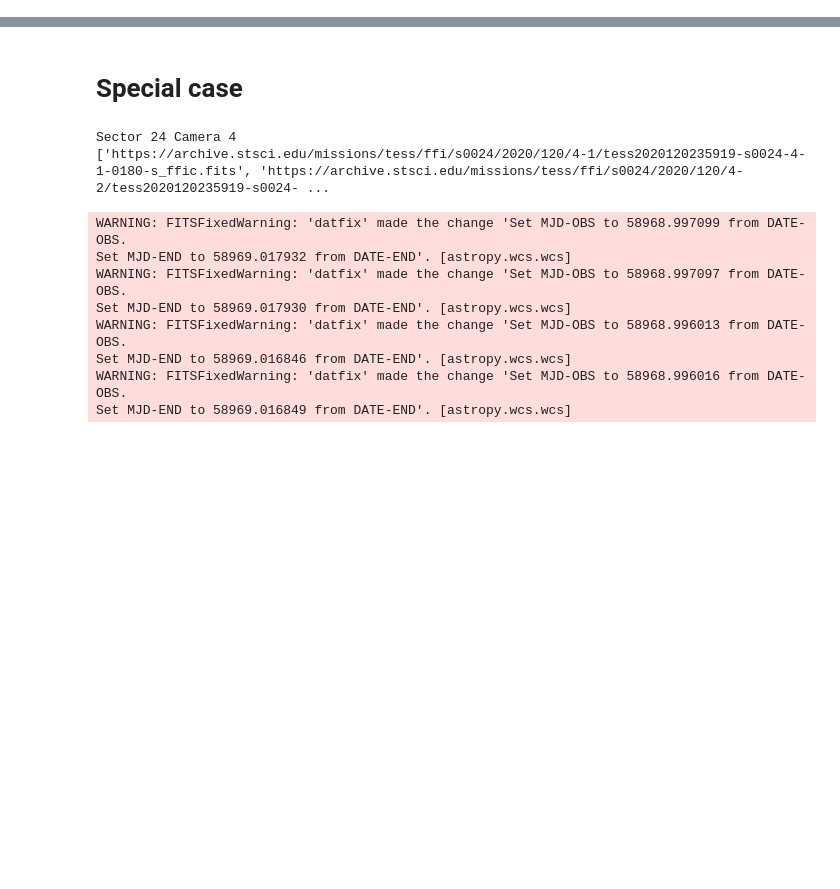
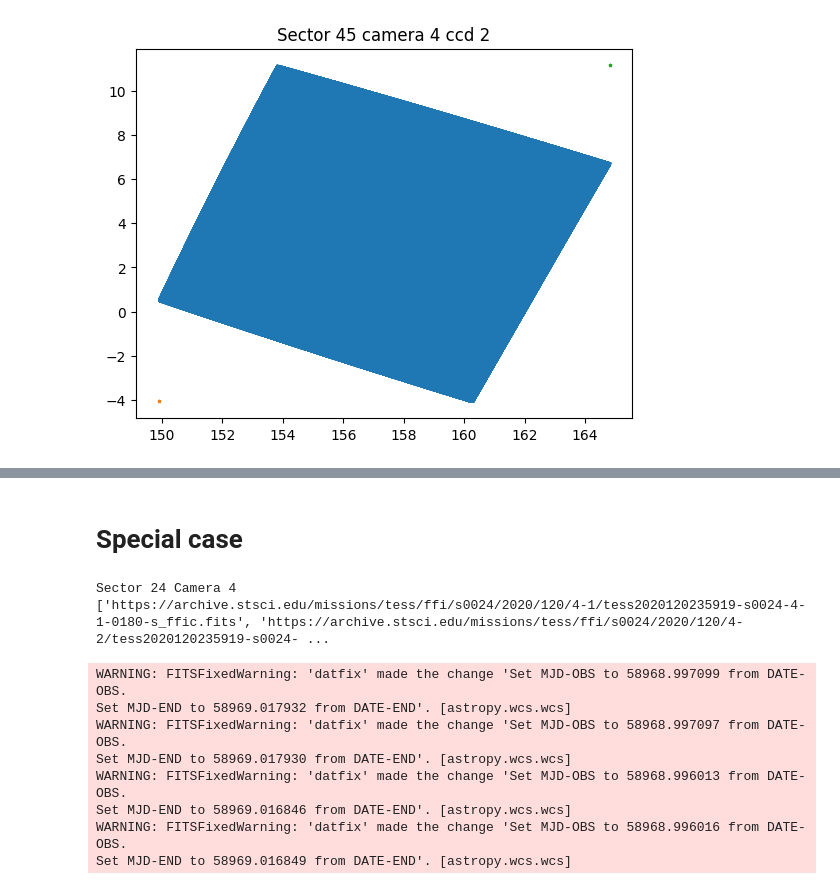
Before and after one commit to jorgemarpa/tess-asteroid-ml, a Jupyter notebook: notebooks/jpl_sector_query.ipynb, the cells around one changed output, grey strips where cells are left out. Drawn from its saved outputs; the diff is of its cells as text; code cells hidden in the pictures; blank space fills up the shorter version.

```diff
--- a/notebooks/jpl_sector_query.ipynb
+++ b/notebooks/jpl_sector_query.ipynb
@@ -165,0 +13,88 @@ Set MJD-END to 59288.462433 from DATE-END'. [astropy.wcs.wcs]
+# %%
+# ccd = 1
+provider = "mast"
+
+for sector in range(45, 46):
+    for camera in range(4, 5):
+        for ccd in range(2, 5):
+
+            print(f"Sector {sector} Camera {camera}")
+            # get FFI file path
+            try:
+                ffi_file = get_FFI_name(sector=sector, camera=camera, ccd=ccd, provider=provider, correct=0)
+                print(ffi_file)
+                # read FFI to get time, WCS and header
+                ffi_header, f2d, col_2d, row_2d, ra_2d, dec_2d = get_data_from_files(
+                    ffi_file, provider=provider
+                )
+            except:
+                ffi_file = get_FFI_name(sector=sector, camera=camera, ccd=ccd, provider=provider, correct=1)
+                print(ffi_file)
+                # read FFI to get time, WCS and header
+                ffi_header, f2d, col_2d, row_2d, ra_2d, dec_2d = get_data_from_files(
+                    ffi_file, provider=provider
+                )
+
+            ffi_date = get_sector_dates(sector=sector)
+
+
+            # get asteroid table from JPL SBI for Sector/Camera/CCD
+            try:
+                edge1 = SkyCoord(np.min(ra_2d) * u.deg,
+                         np.min(dec_2d) * u.deg,
+                         frame='icrs')
+                edge2 = SkyCoord(np.max(ra_2d) * u.deg,
+                                 np.max(dec_2d) * u.deg,
+                                 frame='icrs')
+            except ValueError:
+                print("This sector/camera has a CCD with bad WCS. NEED to CHECK...")
+                continue
+            # if sector raps around ra 360/0 edge find the right sector edges
+            if np.abs(edge1.ra - edge2.ra) > 180 * u.deg and np.max(np.abs(dec_2d)) < 89:
+                ra_2d = np.array(ra_2d)
+                edge1 = SkyCoord(np.min(ra_2d[ra_2d >180]) * u.deg,
+                     np.min(dec_2d) * u.deg,
+                     frame='icrs')
+                edge2 = SkyCoord(np.max(ra_2d[ra_2d < 180]) * u.deg,
+                                 np.max(dec_2d) * u.deg,
+                                 frame='icrs')
+            plt.scatter(ra_2d, dec_2d, s=1)
+            plt.scatter(edge1.ra, edge1.dec, marker="*", s=4)
+            plt.scatter(edge2.ra, edge2.dec, marker="*", s=4)
+            plt.title(f"Sector {sector} camera {camera} ccd {ccd}")
+            plt.show()
+            if True:
+                jpl_df = get_asteroid_table(
+                    edge1,
+                    edge2,
+                    sector=sector,
+                    camera=camera,
+                    ccd=ccd,
+                    # date_obs=ffi_date.mean().jd,
+                    # date_obs=ffi_date.jd.min(),
+                    date_obs=np.linspace(ffi_date.jd.min(), ffi_date.jd.max(), 5),
+                    force=True,
+                    elem=True,
+                    sb_kind="all",
+                )
+                jpl_df = get_asteroid_table(
+                    edge1,
+                    edge2,
+                    sector=sector,
+                    camera=camera,
+                    ccd=ccd,
+                    # date_obs=ffi_date.mean().jd,
+                    # date_obs=ffi_date.jd.min(),
+                    date_obs=np.linspace(ffi_date.jd.min(), ffi_date.jd.max(), 5),
+                    force=True,
+                    elem=False,
+                    sb_kind="all",
+                )
+            # except ValueError:
+            #     print("This sector/camera had empty JPL result. NEED to CHECK...")
+            #     # break
+            #     continue
+            print("======" * 10)
+        #     break
+        # break`
+# %% [output]
@@ -165,0 +105 @@ Set MJD-END to 59288.462433 from DATE-END'. [astropy.wcs.wcs]
+[figure, added]
```
Also changed, not shown: parts of 5 cells of this notebook, 9 other files.
